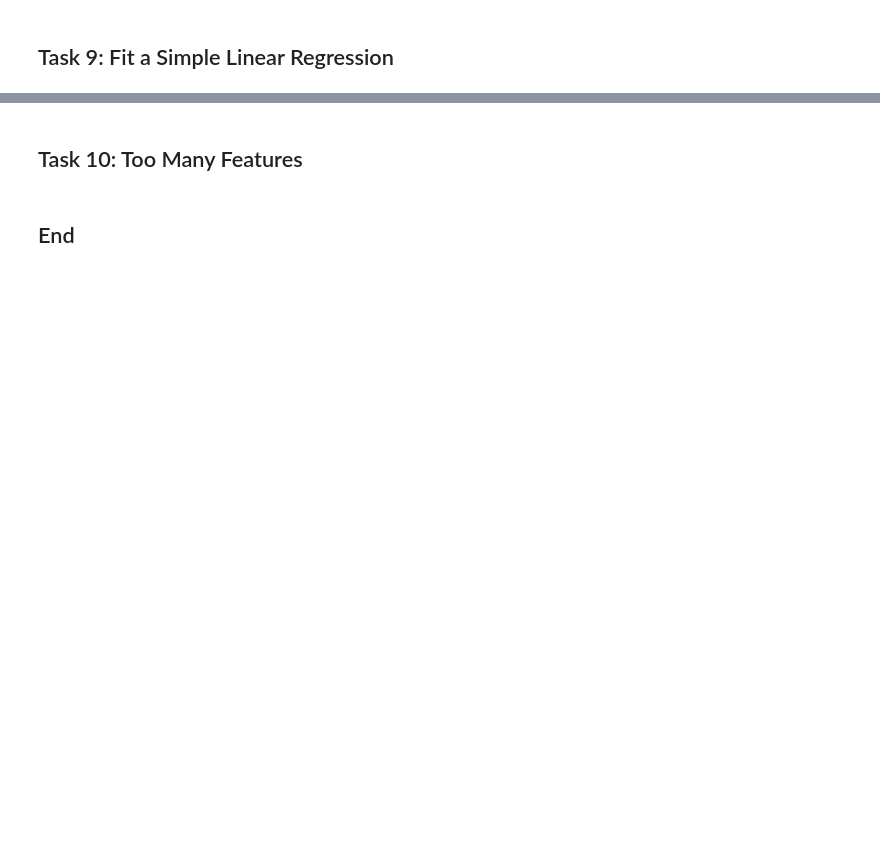
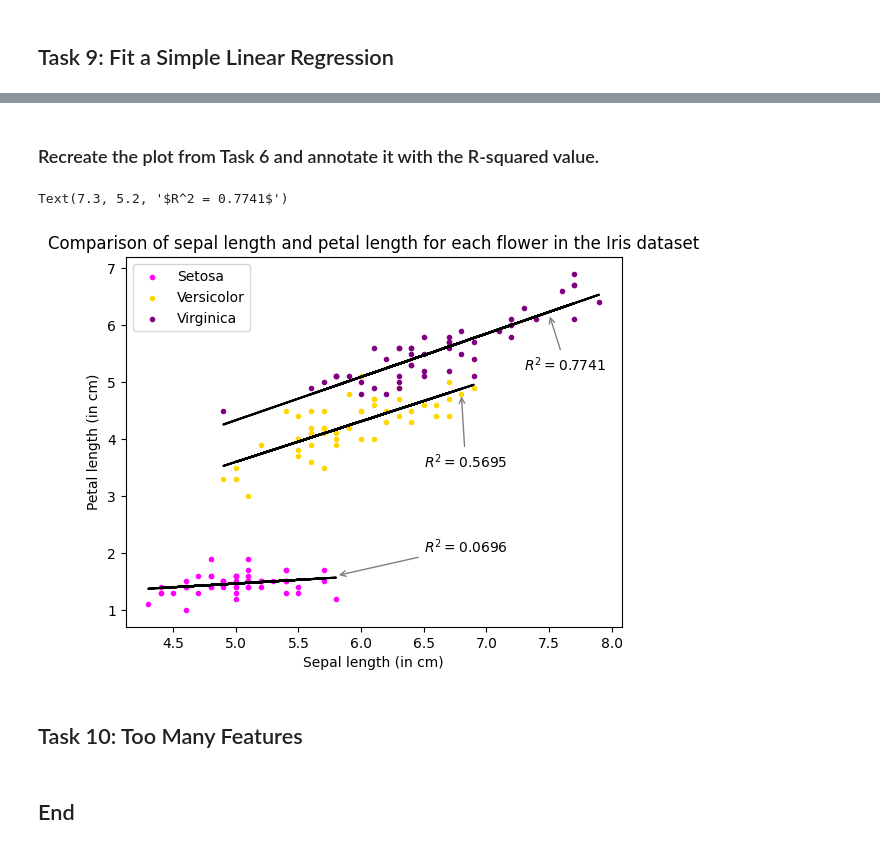
Before and after one commit to zoeharlowe/principles_of_data_analytics, a Jupyter notebook: tasks.ipynb, the cells around one changed output, grey strips where cells are left out. Drawn from its saved outputs; the diff is of its cells as text; code cells hidden in the pictures; blank space fills up the shorter version.

Commit message:
Completed Tasks 8 and 9

```diff
--- a/tasks.ipynb
+++ b/tasks.ipynb
@@ -306,3 +459,47 @@ Text(0, 0.5, 'Petal length in cm')
+# %% [markdown]
+### Recreate the plot from Task 6 and annotate it with the R-squared value.
+# %%
+# Scatterplot with regression lines from Task 6.
+fig
+
+# Title.
+ax.set_title('Comparison of sepal length and petal length for each flower in the Iris dataset')
+
+# Axes labels.
+ax.set_xlabel('Sepal length (in cm)')
+ax.set_ylabel('Petal length (in cm)')
+
+ax.legend()
+
+# Setosa Annotation.
+ax.annotate(
+    text='$R^2 = 0.0696$',
+    xy=(5.8, 1.6),         # Point to annotate
+    xytext=(6.5, 2.0),     # Where to place the label
+    arrowprops=dict(arrowstyle='->', color='gray') # Arrow
+)
+
+# Versicolor Annotation.
+ax.annotate(
+    text='$R^2 = 0.5695$',
+    xy=(6.8, 4.77),         # Point to annotate
+    xytext=(6.5, 3.5),     # Where to place the label
+    arrowprops=dict(arrowstyle='->', color='gray') # Arrow
+)
+
+# Virginica Annotation.
+ax.annotate(
+    text='$R^2 = 0.7741$',
+    xy=(7.5, 6.2),         # Point to annotate
+    xytext=(7.3, 5.2),     # Where to place the label
+    arrowprops=dict(arrowstyle='->', color='gray') # Arrow
+)
+# %% [output]
+Text(7.3, 5.2, '$R^2 = 0.7741$')
+# %%
+fig
+# %% [output]
+[figure, added]
 # %% [markdown]
 ## Task 10: Too Many Features
 # %% [markdown]
```
Also changed, not shown: parts of 18 cells of this notebook.
